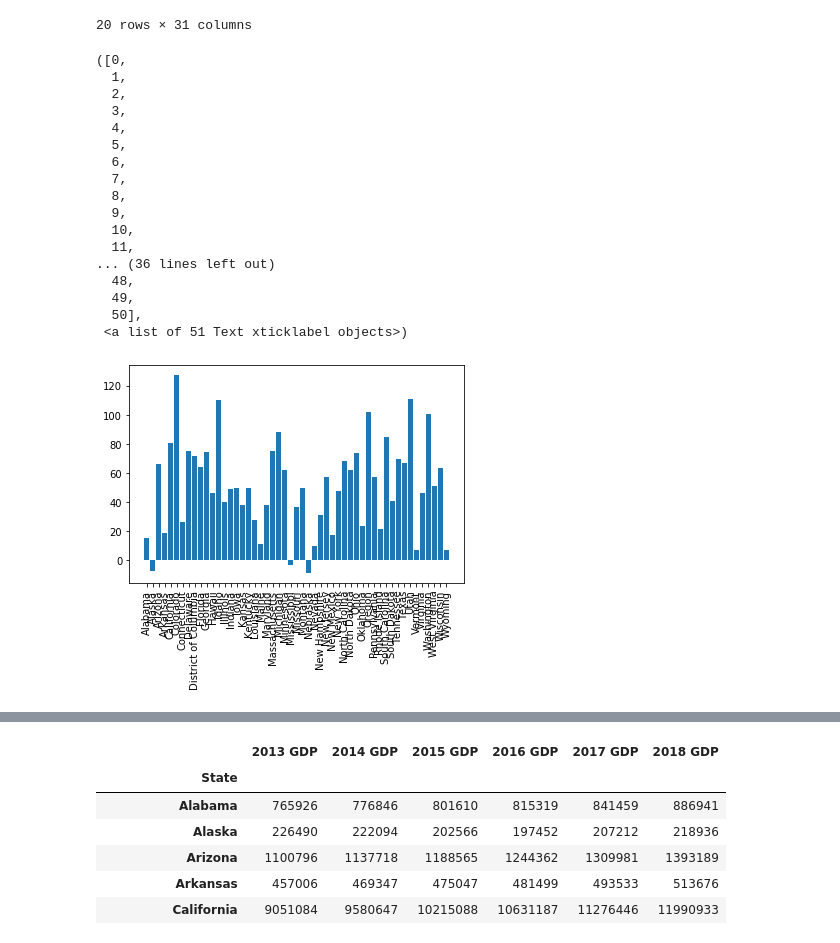
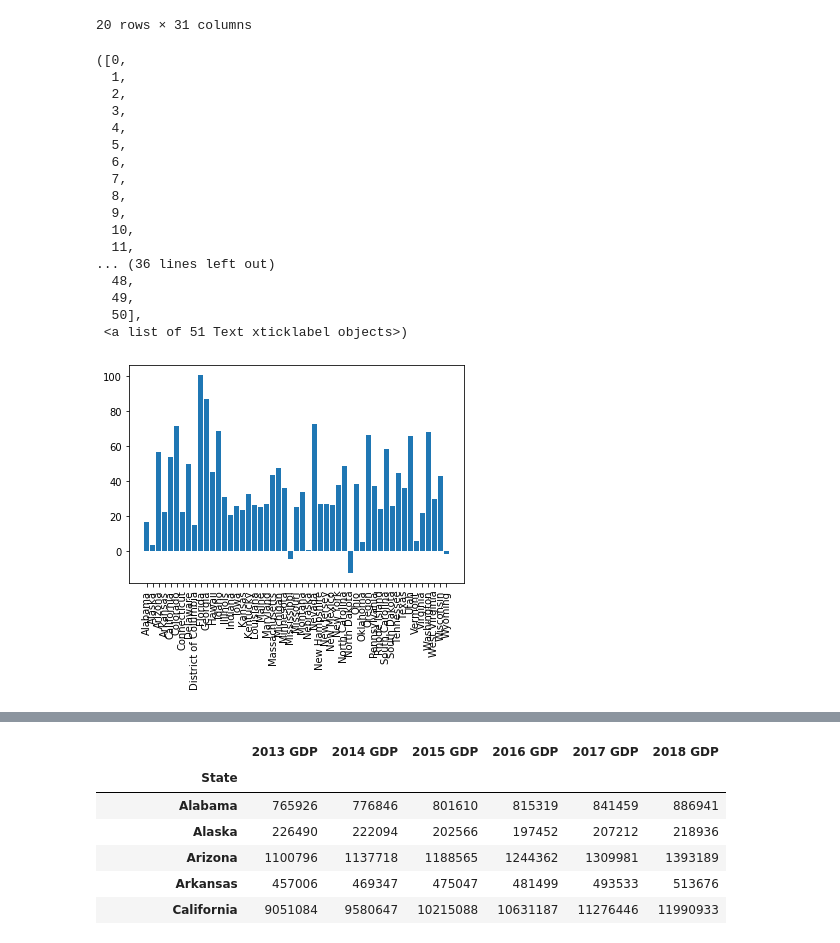
Before and after one commit to edwinmccracken/test-new-repo-ed, a Jupyter notebook: industry_data_eddie.ipynb, the cells around one changed output, grey strips where cells are left out. Drawn from its saved outputs; the diff is of its cells as text; code cells hidden in the pictures.

```diff
--- a/industry_data_eddie.ipynb
+++ b/industry_data_eddie.ipynb
@@ -444,7 +442,7 @@ perc_df['2015 Growth %'] = growth_perc(perc_df['2014'],perc_df['2015'])
 perc_df['2016 Growth %'] = growth_perc(perc_df['2015'],perc_df['2016'])
 perc_df['2017 Growth %'] = growth_perc(perc_df['2016'],perc_df['2017'])
 perc_df['2018 Growth %'] = growth_perc(perc_df['2017'],perc_df['2018'])
-perc_df['2010 to 2018 Growth %'] = total_growth(perc_df['2010'],perc_df['2018'])
+perc_df['2013 to 2018 Growth %'] = total_growth(perc_df['2013'],perc_df['2018'])
 # %%
 perc_df
 # %% [output]
@@ -548,28 +546,28 @@ const_df.head(20)
 | 492 | Maine | Construction | 9978 | 10057 | 9849 | 8958 | 8839 | 8551 | 8174 | 7917 | ... | ... |
 20 rows × 31 columns
 # %%
-values = const_df['2010 to 2018 Growth %']
+values = const_df['2013 to 2018 Growth %']
 y_axis = const_df['State']
 
 plt.bar(y_axis, values)
 plt.xticks(rotation=90)
 # %% [output]
 ([0,
   1,
   2,
   3,
   4,
   5,
   6,
   7,
   8,
   9,
   10,
   11,
 ... (36 lines left out)
   48,
   49,
   50],
  <a list of 51 Text xticklabel objects>)
-[figure, old version]
+[figure, new version]
 # %%
```
Also changed, not shown: parts of 25 cells of this notebook, 4 other files.
